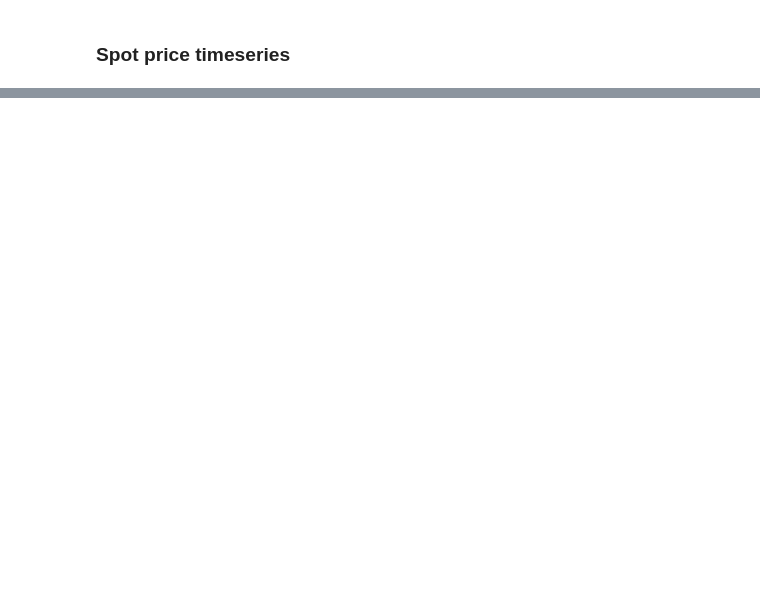
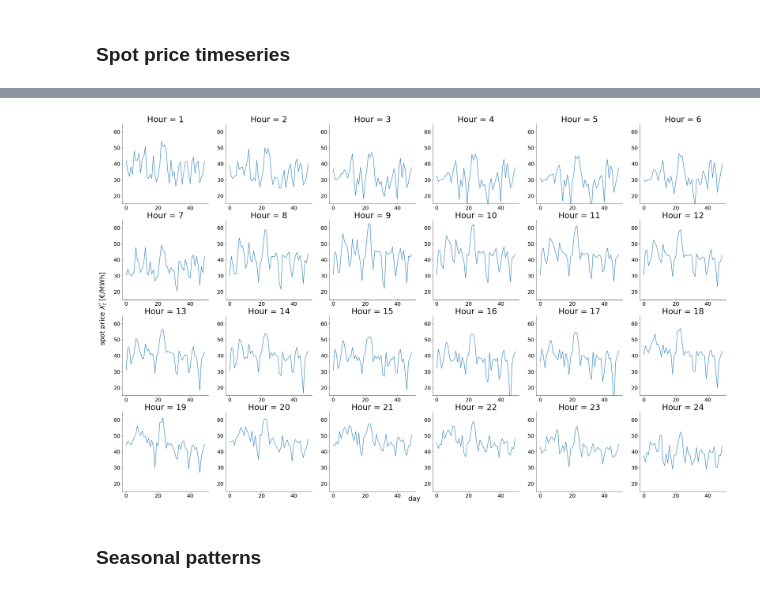
Before and after one commit to NonoMalpi/electricity, a Jupyter notebook: notebooks/auxiliary_graphs.ipynb, the cells around one changed output, grey strips where cells are left out. Cells and saved outputs as stored; diff of their text form; code cells hidden in the pictures; blank space fills up the shorter version.

```diff
--- a/notebooks/auxiliary_graphs.ipynb
+++ b/notebooks/auxiliary_graphs.ipynb
@@ -95,0 +133,25 @@ fig.savefig("figures/spot_price_ts.pdf")
+# %%
+fig, axis = plt.subplots(4, 6, figsize=(40, 25))
+
+xnew = np.arange(0, 150)
+for i, ax_list in enumerate(axis):
+    for j, ax in enumerate(ax_list):
+        h = 1 + i*6+j
+        aux_df = df_ts.query(f" hour == {h}")
+        ax.plot(aux_df.iloc[:, 0] , aux_df.iloc[:, 1])
+        ax.set_xlabel("")
+        ax.set_title(f"Hour = {h}", fontsize=30)
+        ax.set_ylim(15, 65)
+        ax.tick_params(axis='both', labelsize=20)
+        ax.spines['right'].set_visible(False)
+        ax.spines['top'].set_visible(False)
+
+fig.text(0.5, 0.11, "day", ha="center", va="center", fontdict={"size": 25})
+fig.text(0.1, 0.5, "spot price $X_{t}^{i}$ [€/MWh]", ha="center", va="center",
+         fontdict={"size": 25}, rotation=90)
+
+fig.savefig("figures/24_spot_price_ts.pdf")
+# %% [output]
+[figure, added]
+# %% [markdown]
+### Seasonal patterns
```
Also changed, not shown: parts of 13 cells of this notebook, 1 other file.
